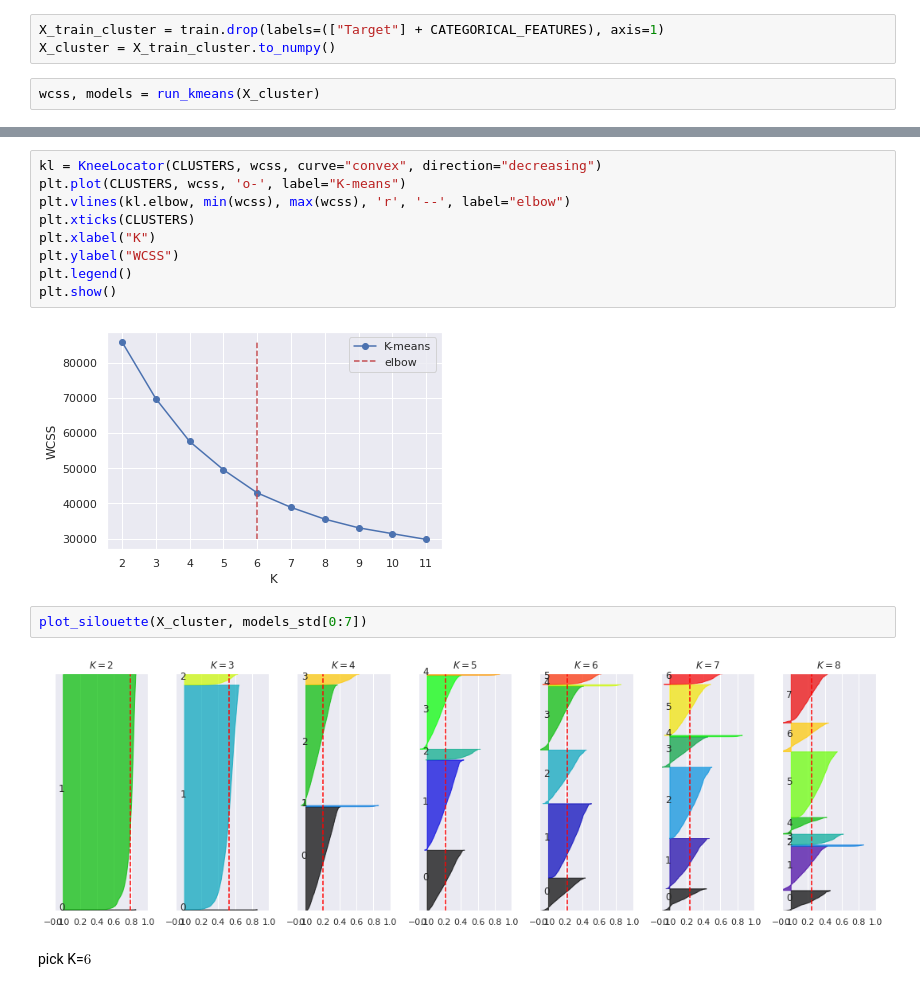
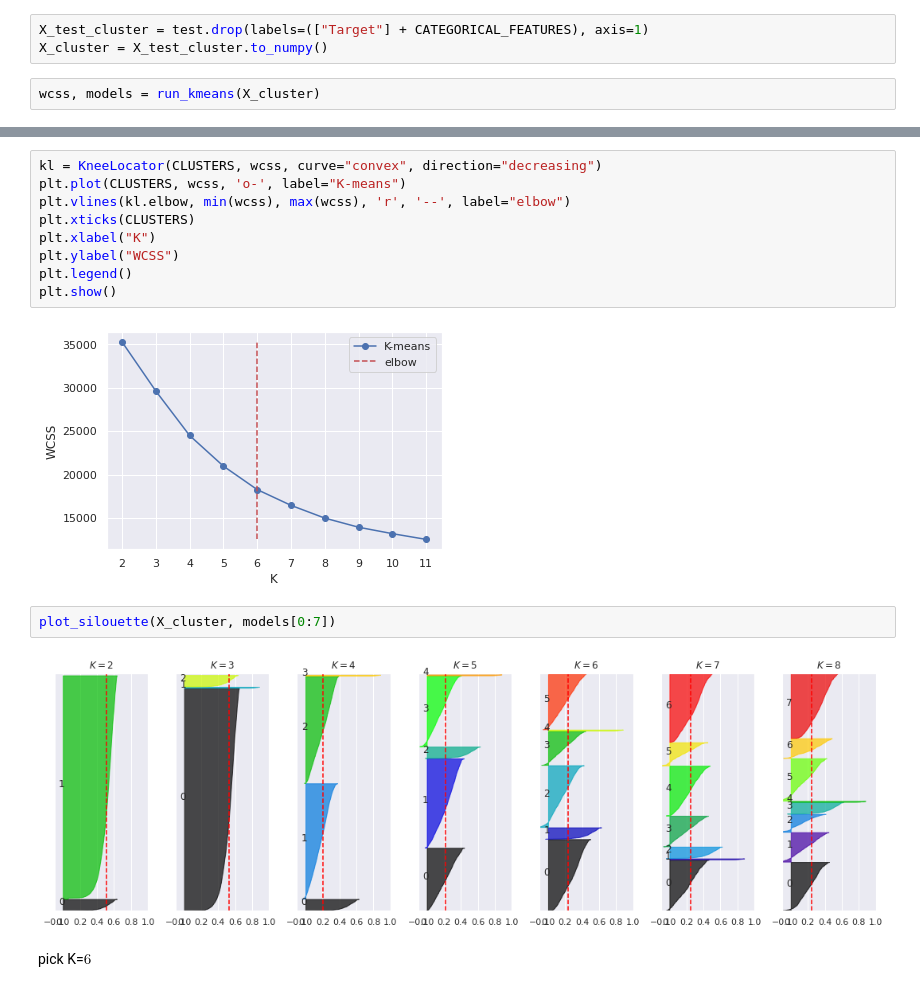
Before and after one commit to gerzin/mlem, a Jupyter notebook: notebooks/datasets/adult/AdultBlackboxWithoutClustering.ipynb, the cells around one changed output, grey strips where cells are left out. Saved outputs shown, nothing was run; the diff lists cells and outputs as text.

Commit message:
clustering only on test

```diff
--- a/notebooks/datasets/adult/AdultBlackboxWithoutClustering.ipynb
+++ b/notebooks/datasets/adult/AdultBlackboxWithoutClustering.ipynb
@@ -448,8 +448,8 @@ def plot_silouette(data, models):
 # %% [markdown]
 Clustering on numerical features
 # %%
-X_train_cluster = train.drop(labels=(["Target"] + CATEGORICAL_FEATURES), axis=1)
-X_cluster = X_train_cluster.to_numpy()
+X_test_cluster = test.drop(labels=(["Target"] + CATEGORICAL_FEATURES), axis=1)
+X_cluster = X_test_cluster.to_numpy()
 # %%
 wcss, models = run_kmeans(X_cluster)
 # %%
@@ -477,11 +477,11 @@ plt.ylabel("WCSS")
 plt.legend()
 plt.show()
 # %% [output]
-[figure, old version]
+[figure, new version]
 # %%
-plot_silouette(X_cluster, models_std[0:7])
+plot_silouette(X_cluster, models[0:7])
 # %% [output]
-[figure, old version]
+[figure, new version]
 # %% [markdown]
 pick K=$6$
 # %%
```
Also changed, not shown: parts of 13 cells of this notebook, 5 other files.
